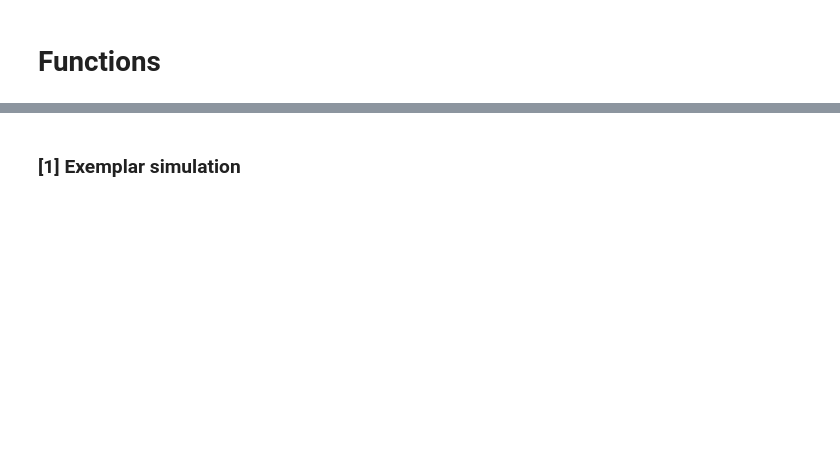
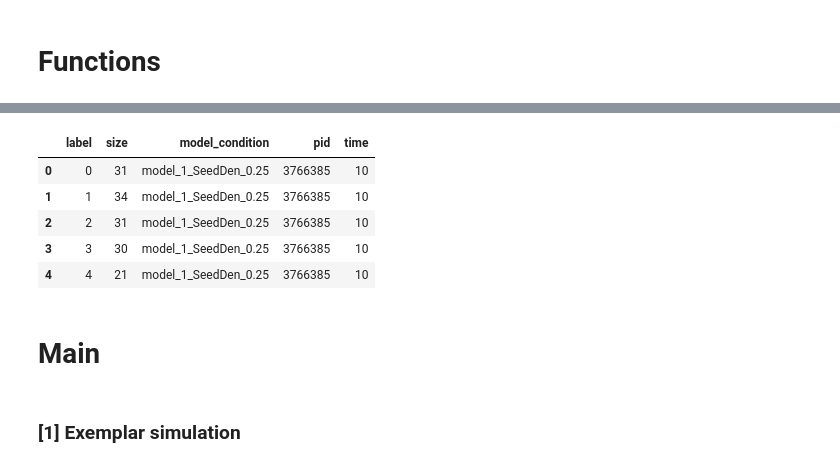
Before and after one commit to xiaofu-lab-beatson/ABM-Tutorial-Wellcome-EBEC, a Jupyter notebook: 2_notebook_exploration_with_classes_and_functions.ipynb, the cells around one changed output, grey strips where cells are left out. Drawn from its saved outputs; the diff is of its cells as text; code cells hidden in the pictures; blank space fills up the shorter version.

```diff
--- a/2_notebook_exploration_with_classes_and_functions.ipynb
+++ b/2_notebook_exploration_with_classes_and_functions.ipynb
@@ -82,3 +133,15 @@ def get_cell_configurations() -> Tuple[Dict]:
+# %%
+combined_results = pd.read_csv('combined_results_tumour_sizes (2).csv')
+combined_results.head()
+# %% [output]
+|  | label | size | model_condition | pid | time |
+| 0 | 0 | 31 | model_1_SeedDen_0.25 | 3766385 | 10 |
+| 1 | 1 | 34 | model_1_SeedDen_0.25 | 3766385 | 10 |
+| 2 | 2 | 31 | model_1_SeedDen_0.25 | 3766385 | 10 |
+| 3 | 3 | 30 | model_1_SeedDen_0.25 | 3766385 | 10 |
+| 4 | 4 | 21 | model_1_SeedDen_0.25 | 3766385 | 10 |
+# %% [markdown]
+# Main
 # %% [markdown]
 ### [1] Exemplar simulation
 # %%
```
Also changed, not shown: parts of 15 cells of this notebook.
